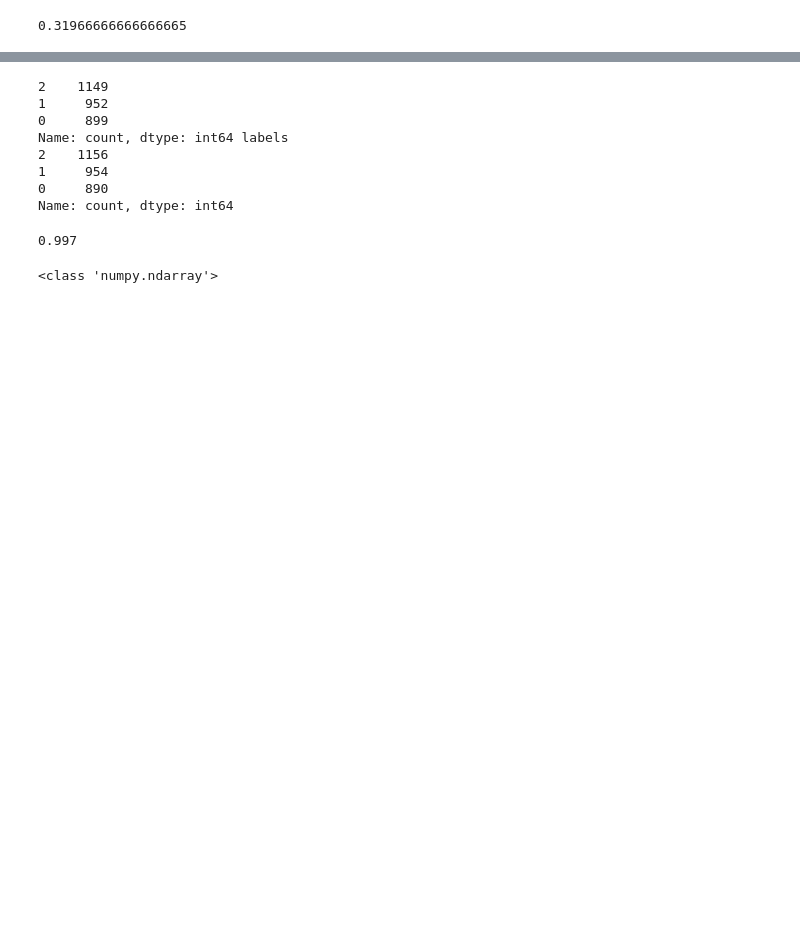
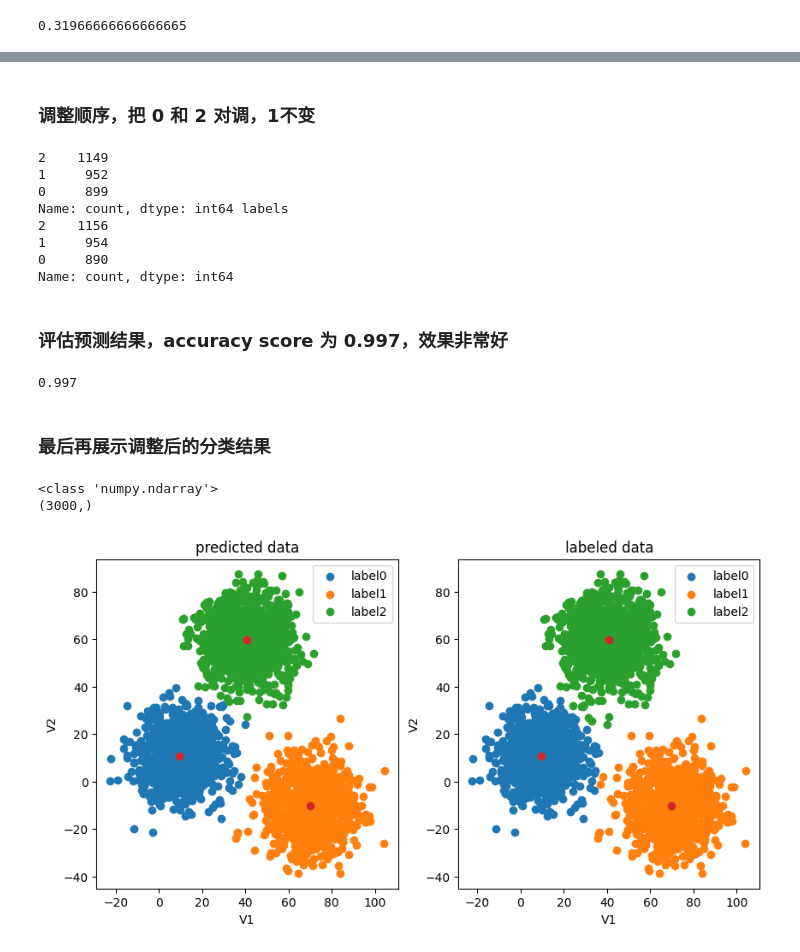
Before and after one commit to WuShangGao/ai_hands_on, a Jupyter notebook: k_means/k-means.ipynb, the cells around one changed output, grey strips where cells are left out. Saved outputs shown, nothing was run; the diff lists cells and outputs as text; code cells hidden in the pictures; blank space fills up the shorter version.

```diff
--- a/k_means/k-means.ipynb
+++ b/k_means/k-means.ipynb
@@ -158,3 +207,5 @@ plt.show()
+# %% [markdown]
+### 调整顺序，把 0 和 2 对调，1不变
 # %%
 # correct the results
 y_corrected = []
@@ -176,40 +227,52 @@ Name: count, dtype: int64 labels
 1     954
 0     890
 Name: count, dtype: int64
+# %% [markdown]
+### 评估预测结果，accuracy score 为 0.997，效果非常好
 # %%
 print(accuracy_score(y, y_corrected))
 # %% [output]
 0.997
+# %% [markdown]
+### 最后再展示调整后的分类结果
 # %%
+# y_corrected 是 List，转成 NumPy的array类型
 y_corrected = np.array(y_corrected)
+
 print(type(y_corrected))
+print(y_corrected.shape)
 # %% [output]
 <class 'numpy.ndarray'>
+(3000,)
 # %%
 mask0 = y_corrected == 0
 mask1 = y_corrected == 1
 mask2 = y_corrected == 2
 
+plt.figure(figsize=(10, 5))
+
 fig7 = plt.subplot(121)
-plt.title("predict data")
-label0 = plt.scatter(x.loc[:, 'V1'][mask0], x.loc[:, 'V2'][mask0])
-label1 = plt.scatter(x.loc[:, 'V1'][mask1], x.loc[:, 'V2'][mask1])
-label2 = plt.scatter(x.loc[:, 'V1'][mask2], x.loc[:, 'V2'][mask2])
+plt.title("predicted data")
+label0 = plt.scatter(X.loc[:, 'V1'][mask0], X.loc[:, 'V2'][mask0])
+label1 = plt.scatter(X.loc[:, 'V1'][mask1], X.loc[:, 'V2'][mask1])
+label2 = plt.scatter(X.loc[:, 'V1'][mask2], X.loc[:, 'V2'][mask2])
 plt.xlabel('V1')
 plt.ylabel('V2')
 plt.legend((label0,label1,label2), ('label0', 'label1', 'label2'))
 plt.scatter(centers[:, 0], centers[:, 1])
 
 mask0 = y == 0
 mask1 = y == 1
 mask2 = y == 2
 fig8 = plt.subplot(122)
 plt.title("labeled data")
-label0 = plt.scatter(x.loc[:, 'V1'][mask0], x.loc[:, 'V2'][mask0])
-label1 = plt.scatter(x.loc[:, 'V1'][mask1], x.loc[:, 'V2'][mask1])
-label2 = plt.scatter(x.loc[:, 'V1'][mask2], x.loc[:, 'V2'][mask2])
+label0 = plt.scatter(X.loc[:, 'V1'][mask0], X.loc[:, 'V2'][mask0])
+label1 = plt.scatter(X.loc[:, 'V1'][mask1], X.loc[:, 'V2'][mask1])
+label2 = plt.scatter(X.loc[:, 'V1'][mask2], X.loc[:, 'V2'][mask2])
 plt.xlabel('V1')
 plt.ylabel('V2')
 plt.legend((label0,label1,label2), ('label0', 'label1', 'label2'))
 plt.scatter(centers[:, 0], centers[:, 1])
 plt.show()
+# %% [output]
+[figure, added]
```
Also changed, not shown: parts of 26 cells of this notebook, 1 other file.
